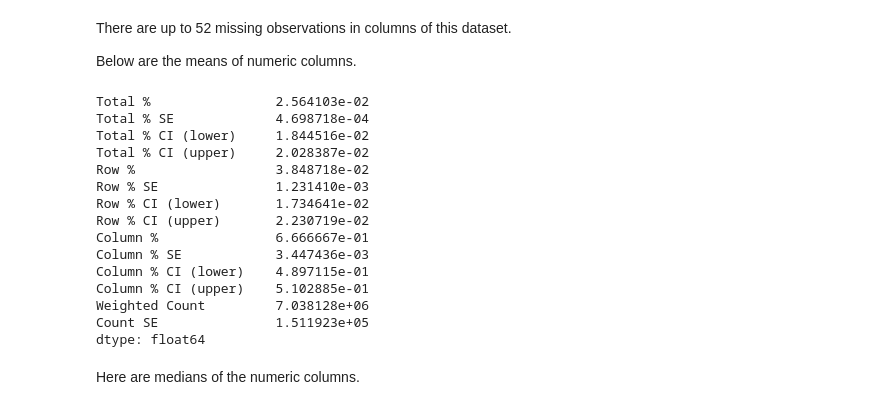
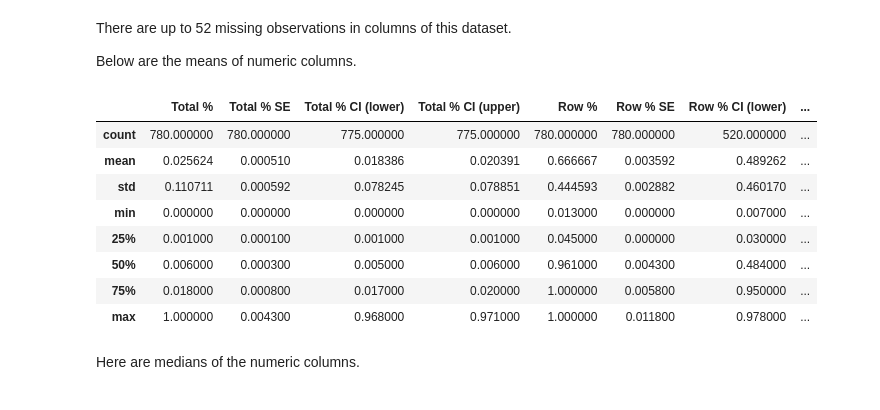
Before and after one commit to riverar9/data-602-final-project, a Jupyter notebook: Proposal_summ_stats.ipynb, the cells around one changed output. Drawn from its saved outputs; the diff is of its cells as text; code cells hidden in the pictures.

```diff
--- a/Proposal_summ_stats.ipynb
+++ b/Proposal_summ_stats.ipynb
@@ -10,11 +14,3 @@ ______________
 ### NSDUH
 
 Below we import the NSDUH dataset, create dataframes, and explore this data.
-# %%
-# import data
-import pandas as pd
-
-path = "https://raw.githubusercontent.com/naomibuell/DATA607/refs/heads/main/STUSAB%20x%20PNRNMYR.csv"
-df = pd.read_csv(path)
-
-df.head()
@@ -27,0 +17,26 @@ df.head()
+# %%
+# import pandas
+import pandas as pd
+
+# set up paths
+file_paths = [
+    'data\STUSAB X PNRNMYR (2015-16).csv',
+    'data\STUSAB X PNRNMYR (2016-17).csv',
+    'data\STUSAB X PNRNMYR (2017-18).csv',
+    'data\STUSAB X PNRNMYR (2018-19).csv',
+    'data\STUSAB X PNRNMYR (2021-22).csv',
+]
+
+# Iterate over each path to add it to a list
+df_collection = []
+for path in file_paths:
+    print(f'Reading in "{path}"')
+
+    df_collection.append(
+        pd.read_csv(path)
+    )
+
+# Combine the colelction of dataframes into one
+df = pd.concat(df_collection)
+
+df.head()
@@ -52,25 +79,19 @@ memory usage: 19.6+ KB
 There are up to 52 missing observations in columns of this dataset.
 
 Below are the means of numeric columns.
-# %%
-# Means
-df.mean(numeric_only=True)
-# %% [output]
-Total %                2.564103e-02
-Total % SE             4.698718e-04
-Total % CI (lower)     1.844516e-02
-Total % CI (upper)     2.028387e-02
-Row %                  3.848718e-02
-Row % SE               1.231410e-03
-Row % CI (lower)       1.734641e-02
-Row % CI (upper)       2.230719e-02
-Column %               6.666667e-01
-Column % SE            3.447436e-03
-Column % CI (lower)    4.897115e-01
-Column % CI (upper)    5.102885e-01
-Weighted Count         7.038128e+06
-Count SE               1.511923e+05
-dtype: float64
+# %%
+# Getting summary statistics
+df.describe()
+# %% [output]
+|  | Total % | Total % SE | Total % CI (lower) | Total % CI (upper) | Row % | Row % SE | Row % CI (lower) | ... |
+| count | 780.000000 | 780.000000 | 775.000000 | 775.000000 | 780.000000 | 780.000000 | 520.000000 | ... |
+| mean | 0.025624 | 0.000510 | 0.018386 | 0.020391 | 0.666667 | 0.003592 | 0.489262 | ... |
+| std | 0.110711 | 0.000592 | 0.078245 | 0.078851 | 0.444593 | 0.002882 | 0.460170 | ... |
+| min | 0.000000 | 0.000000 | 0.000000 | 0.000000 | 0.013000 | 0.000000 | 0.007000 | ... |
+| 25% | 0.001000 | 0.000100 | 0.001000 | 0.001000 | 0.045000 | 0.000000 | 0.030000 | ... |
+| 50% | 0.006000 | 0.000300 | 0.005000 | 0.006000 | 0.961000 | 0.004300 | 0.484000 | ... |
+| 75% | 0.018000 | 0.000800 | 0.017000 | 0.020000 | 1.000000 | 0.005800 | 0.950000 | ... |
+| max | 1.000000 | 0.004300 | 0.968000 | 0.971000 | 1.000000 | 0.011800 | 0.978000 | ... |
 # %% [markdown]
 Here are medians of the numeric columns.
 # %%
```
Also changed, not shown: parts of 11 cells of this notebook.
